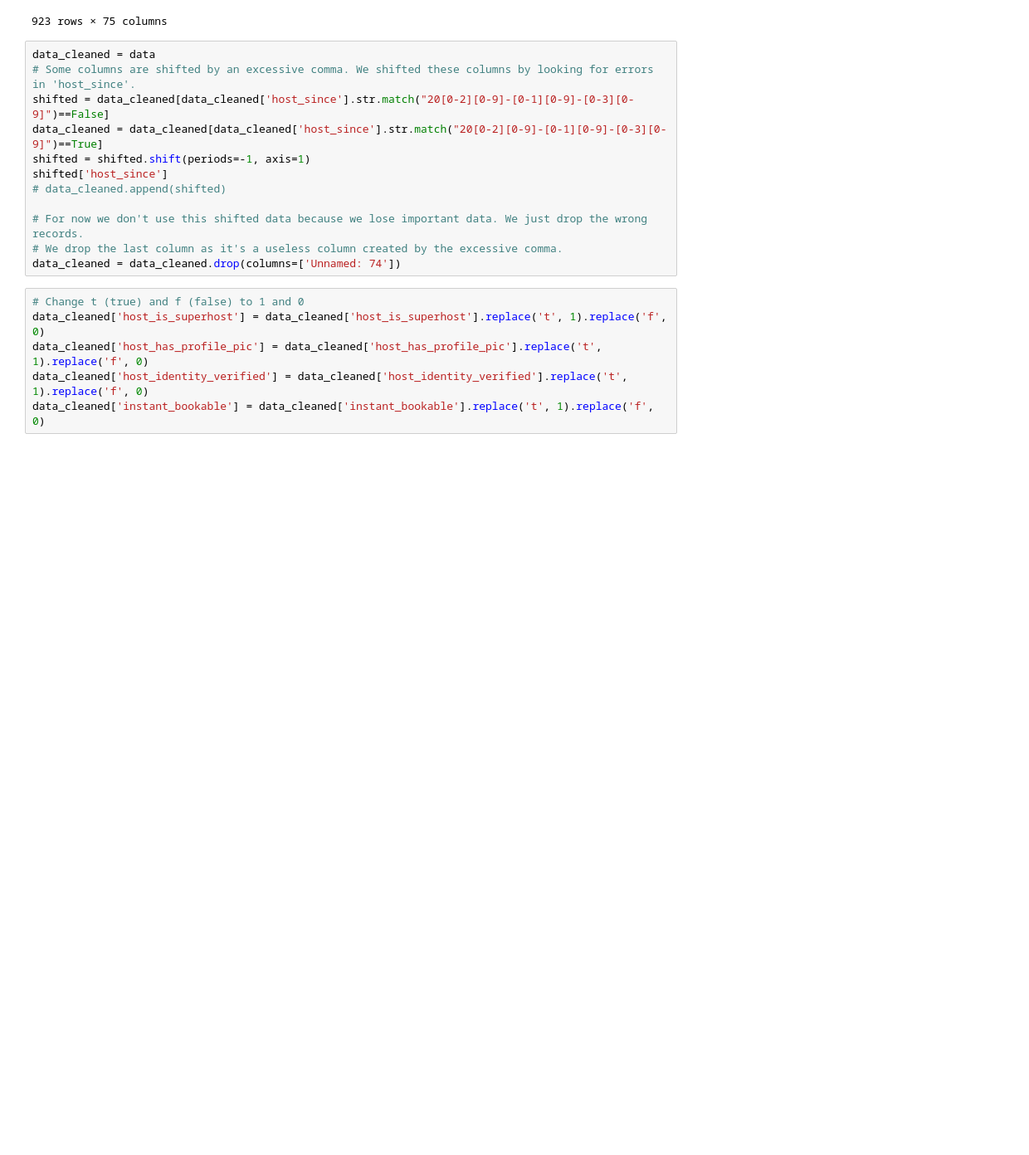
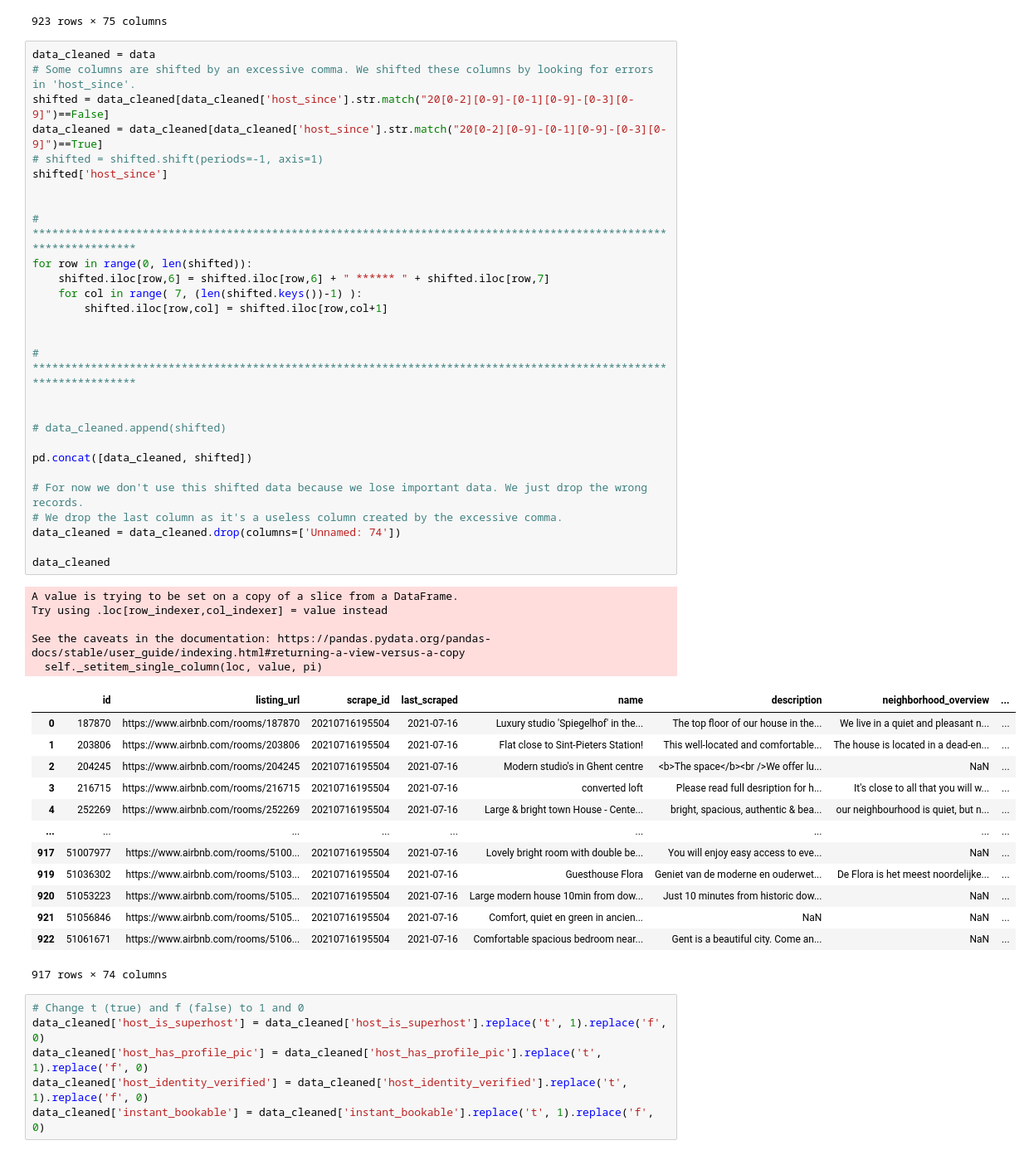
Before and after one commit to tibovdc/ProjectML, a Jupyter notebook: Sprint1.ipynb, the cells around one changed output. Shown at 83% size. Drawn from its saved outputs; the diff is of its cells as text; blank space fills up the shorter version.

Commit message:
Shift

```diff
--- a/Sprint1.ipynb
+++ b/Sprint1.ipynb
@@ -27,15 +27,50 @@ data
 # %%
 data_cleaned = data
 # Some columns are shifted by an excessive comma. We shifted these columns by looking for errors in 'host_since'.
 shifted = data_cleaned[data_cleaned['host_since'].str.match("20[0-2][0-9]-[0-1][0-9]-[0-3][0-9]")==False]
 data_cleaned = data_cleaned[data_cleaned['host_since'].str.match("20[0-2][0-9]-[0-1][0-9]-[0-3][0-9]")==True]
-shifted = shifted.shift(periods=-1, axis=1)
+# shifted = shifted.shift(periods=-1, axis=1)
 shifted['host_since']
+
+
+# ******************************************************************************************************************
+for row in range(0, len(shifted)):
+    shifted.iloc[row,6] = shifted.iloc[row,6] + " ****** " + shifted.iloc[row,7]
+    for col in range( 7, (len(shifted.keys())-1) ):
+        shifted.iloc[row,col] = shifted.iloc[row,col+1]
+
+
+# ******************************************************************************************************************
+
+
 # data_cleaned.append(shifted)
+
+pd.concat([data_cleaned, shifted])
 
 # For now we don't use this shifted data because we lose important data. We just drop the wrong records.
 # We drop the last column as it's a useless column created by the excessive comma.
 data_cleaned = data_cleaned.drop(columns=['Unnamed: 74'])
+
+data_cleaned
+# %% [output]
+A value is trying to be set on a copy of a slice from a DataFrame.
+Try using .loc[row_indexer,col_indexer] = value instead
+
+See the caveats in the documentation: https://pandas.pydata.org/pandas-docs/stable/user_guide/indexing.html#returning-a-view-versus-a-copy
+  self._setitem_single_column(loc, value, pi)
+|  | id | listing_url | scrape_id | last_scraped | name | description | neighborhood_overview | ... |
+| 0 | 187870 | https://www.airbnb.com/rooms/187870 | 20210716195504 | 2021-07-16 | Luxury studio 'Spiegelhof' in the... | The top floor of our house in the... | We live in a quiet and pleasant n... | ... |
+| 1 | 203806 | https://www.airbnb.com/rooms/203806 | 20210716195504 | 2021-07-16 | Flat close to Sint-Pieters Station! | This well-located and comfortable... | The house is located in a dead-en... | ... |
+| 2 | 204245 | https://www.airbnb.com/rooms/204245 | 20210716195504 | 2021-07-16 | Modern studio's in Ghent centre | <b>The space</b><br />We offer lu... | NaN | ... |
+| 3 | 216715 | https://www.airbnb.com/rooms/216715 | 20210716195504 | 2021-07-16 | converted loft | Please read full desription for h... | It's close to all that you will w... | ... |
+| 4 | 252269 | https://www.airbnb.com/rooms/252269 | 20210716195504 | 2021-07-16 | Large & bright town House - Cente... | bright, spacious, authentic & bea... | our neighbourhood is quiet, but n... | ... |
+| ... | ... | ... | ... | ... | ... | ... | ... | ... |
+| 917 | 51007977 | https://www.airbnb.com/rooms/5100... | 20210716195504 | 2021-07-16 | Lovely bright room with double be... | You will enjoy easy access to eve... | NaN | ... |
+| 919 | 51036302 | https://www.airbnb.com/rooms/5103... | 20210716195504 | 2021-07-16 | Guesthouse Flora | Geniet van de moderne en ouderwet... | De Flora is het meest noordelijke... | ... |
+| 920 | 51053223 | https://www.airbnb.com/rooms/5105... | 20210716195504 | 2021-07-16 | Large modern house 10min from dow... | Just 10 minutes from historic dow... | NaN | ... |
+| 921 | 51056846 | https://www.airbnb.com/rooms/5105... | 20210716195504 | 2021-07-16 | Comfort, quiet en green in ancien... | NaN | NaN | ... |
+| 922 | 51061671 | https://www.airbnb.com/rooms/5106... | 20210716195504 | 2021-07-16 | Comfortable spacious bedroom near... | Gent is a beautiful city. Come an... | NaN | ... |
+917 rows × 74 columns
 # %%
 # Change t (true) and f (false) to 1 and 0
 data_cleaned['host_is_superhost'] = data_cleaned['host_is_superhost'].replace('t', 1).replace('f', 0)
```
Also changed, not shown: parts of 6 cells of this notebook.
